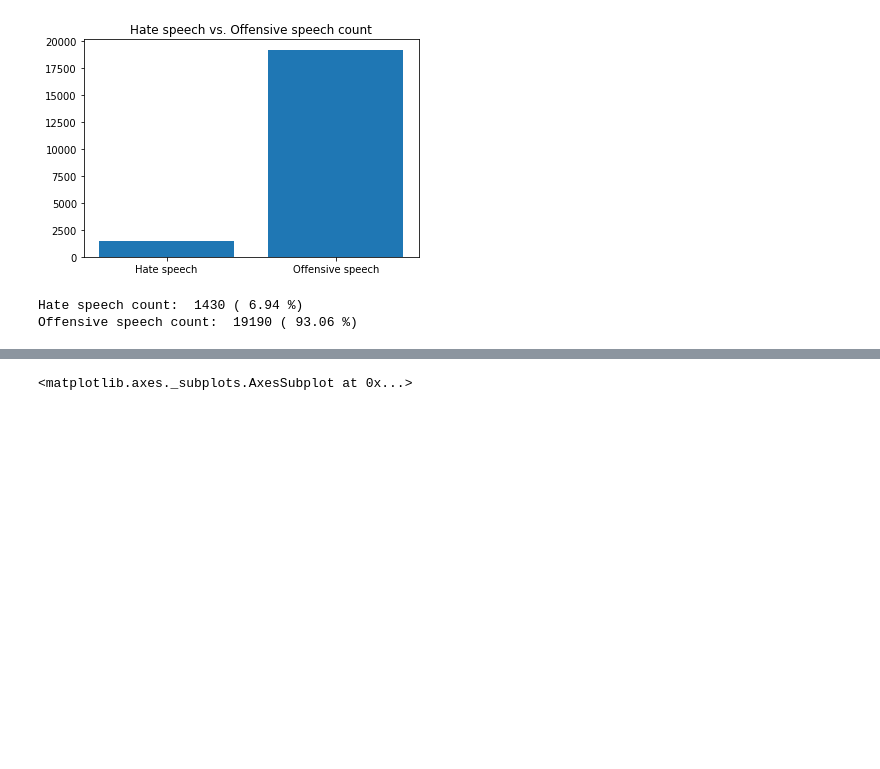
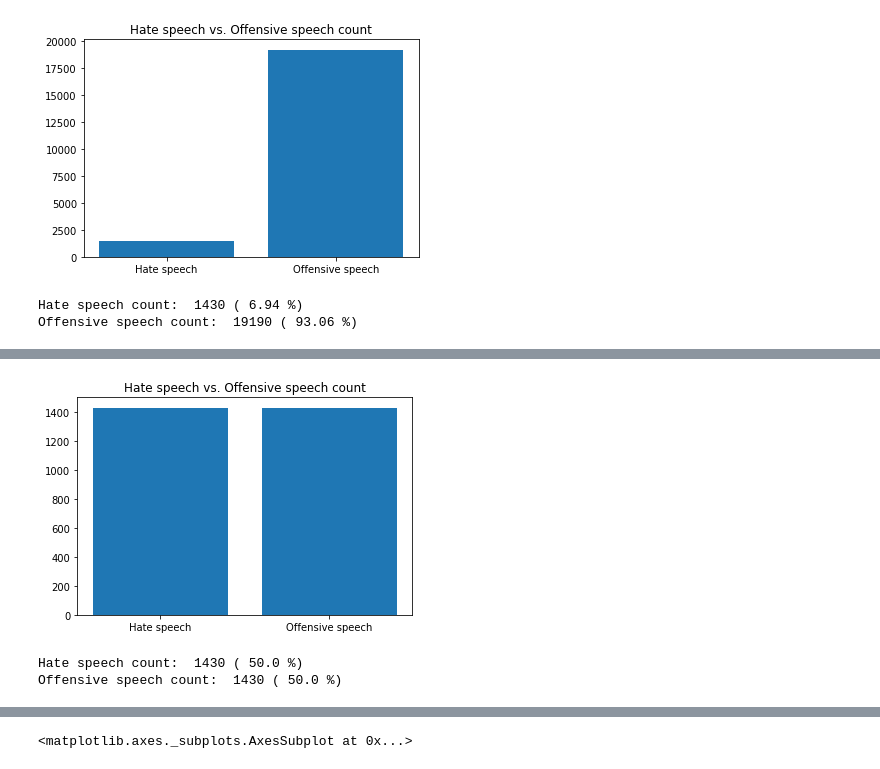
Before and after one commit to sheensta/twitter_hate_speech, a Jupyter notebook: notebooks/Week1_Problem,Dataset, Exploratory Data Analysis-checkpoint.ipynb, the cells around one changed output, grey strips where cells are left out. Saved outputs shown, nothing was run; the diff lists cells and outputs as text; code cells hidden in the pictures; blank space fills up the shorter version.

```diff
--- a/notebooks/Week1_Problem,Dataset, Exploratory Data Analysis-checkpoint.ipynb
+++ b/notebooks/Week1_Problem,Dataset, Exploratory Data Analysis-checkpoint.ipynb
@@ -23,7 +27,6 @@ from nltk.stem.porter import *
 # %%
 df = pd.read_csv('labeled_data.csv')
 df = df[df['class'] != 2].iloc[:,1:]
-df['class'] = df['class'].astype('category')
 # %%
 df.head()
 # %% [output]
@@ -53,3 +72,18 @@ Offensive speech count:  19190 ( 93.06 %)
+# %%
+height = (len(df_bal[df_bal['class']==0]), len(df_bal[df_bal['class']==1]))
+bars = ('Hate speech', 'Offensive speech')
+plt.bar(bars, height)
+plt.title('Hate speech vs. Offensive speech count')
+plt.show()
+lenhatespeech = len(df_bal[df_bal['class']==0])
+lenoffspeech = len(df_bal[df_bal['class']==1])
+
+print('Hate speech count: ', lenhatespeech, '(', round(100*lenhatespeech/(lenhatespeech+lenoffspeech), 2), '%)')
+print('Offensive speech count: ', lenoffspeech, '(', round(100*lenoffspeech/(lenhatespeech+lenoffspeech), 2), '%)')
+# %% [output]
+[figure, added]
+Hate speech count:  1430 ( 50.0 %)
+Offensive speech count:  1430 ( 50.0 %)
 # %%
 #Data Preprocessing
 import nltk
```
Also changed, not shown: parts of 24 cells of this notebook, 1 other file.
